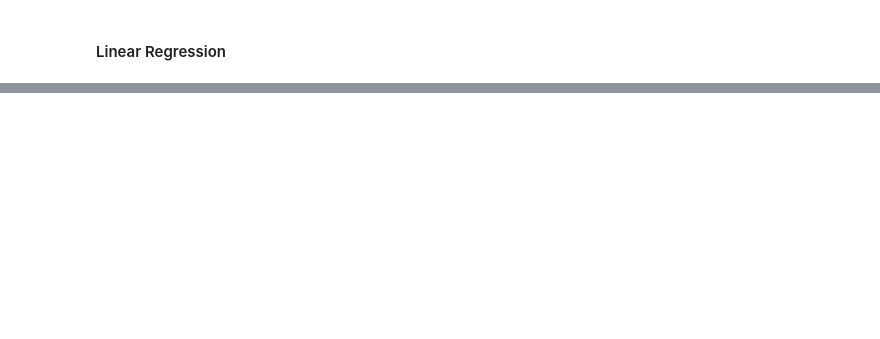
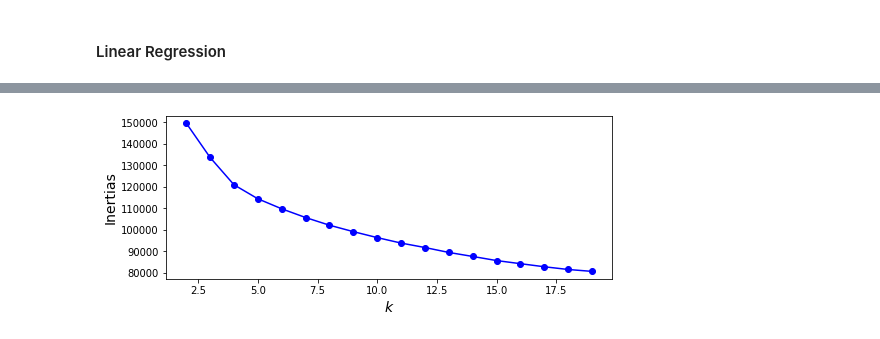
Before and after one commit to FranciscoPala/SP500_constituents_market_cap_estimator, a Jupyter notebook: src/notebooks/model_selection.ipynb, the cells around one changed output, grey strips where cells are left out. Cells and saved outputs as stored; diff of their text form; code cells hidden in the pictures; blank space fills up the shorter version.

```diff
--- a/src/notebooks/model_selection.ipynb
+++ b/src/notebooks/model_selection.ipynb
@@ -39,7 +47,7 @@ data = data.drop(columns=['symbol', 'calendarYear'])
 # %%
 X_train, X_test, y_train, y_test = train_test_split(
     data.drop(columns='target'),
-    data.target,
+    np.log(data.target),
     test_size=0.25,
     random_state = 46)
 [x.shape for x in [X_train, X_test, y_train, y_test]]
@@ -56,3 +73,7 @@ linear_pipe = Pipeline(
         ('linear_regression', LinearRegression()),
     ]
 )
+linear_pipe.fit(X_train,y_train)
+preds = linear_pipe.predict(X_test)
+mse = mean_squared_error(y_true=np.exp(y_test), y_pred=np.exp(preds))
+mse , np.sqrt(mse)
@@ -58,0 +84,3 @@ linear_pipe = Pipeline(
+# %%
+def custom_score(y, y_pred, **kwargs):
+    return mean_squared_error(y_true=np.exp(y), y_pred=np.exp(y_pred))
@@ -58,0 +234,22 @@ linear_pipe = Pipeline(
+# %%
+clusters = []
+inertias = []
+ch_scores = []
+sil_scores = []
+
+pipe = Pipeline(
+    steps = [
+        ('feature_generator', FeatureGenerator()),
+        ('feature_clipper', Windsorizer()),
+        ('normalizer', PowerTransformer())
+    ]
+)
+data = pipe.fit_transform(X_train)
+for a in range(2,20):
+    print(a)
+    kmeans = KMeans(n_clusters=a)
+    kmeans.fit(data)
+    clusters.append(a)
+    inertias.append(kmeans.inertia_)
+    ch_scores.append(calinski_harabasz_score(data, kmeans.labels_))
+    sil_scores.append(silhouette_score(data, kmeans.labels_))
@@ -58,0 +275,8 @@ linear_pipe = Pipeline(
+# %%
+plt.figure(figsize=(8, 3))
+plt.plot(clusters, inertias, "bo-")
+plt.xlabel("$k$", fontsize=14)
+plt.ylabel("Inertias", fontsize=14)
+plt.show()
+# %% [output]
+[figure, added]
```
Also changed, not shown: parts of 20 cells of this notebook, 7 other files.
